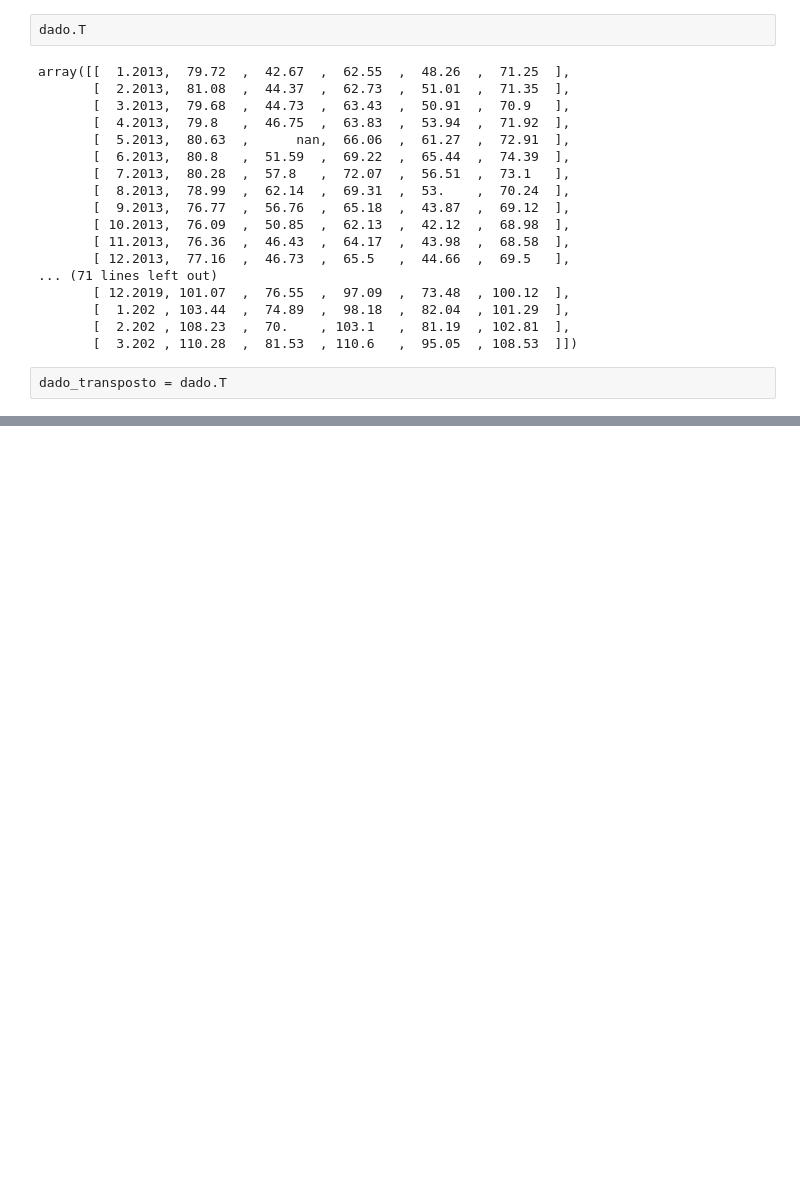
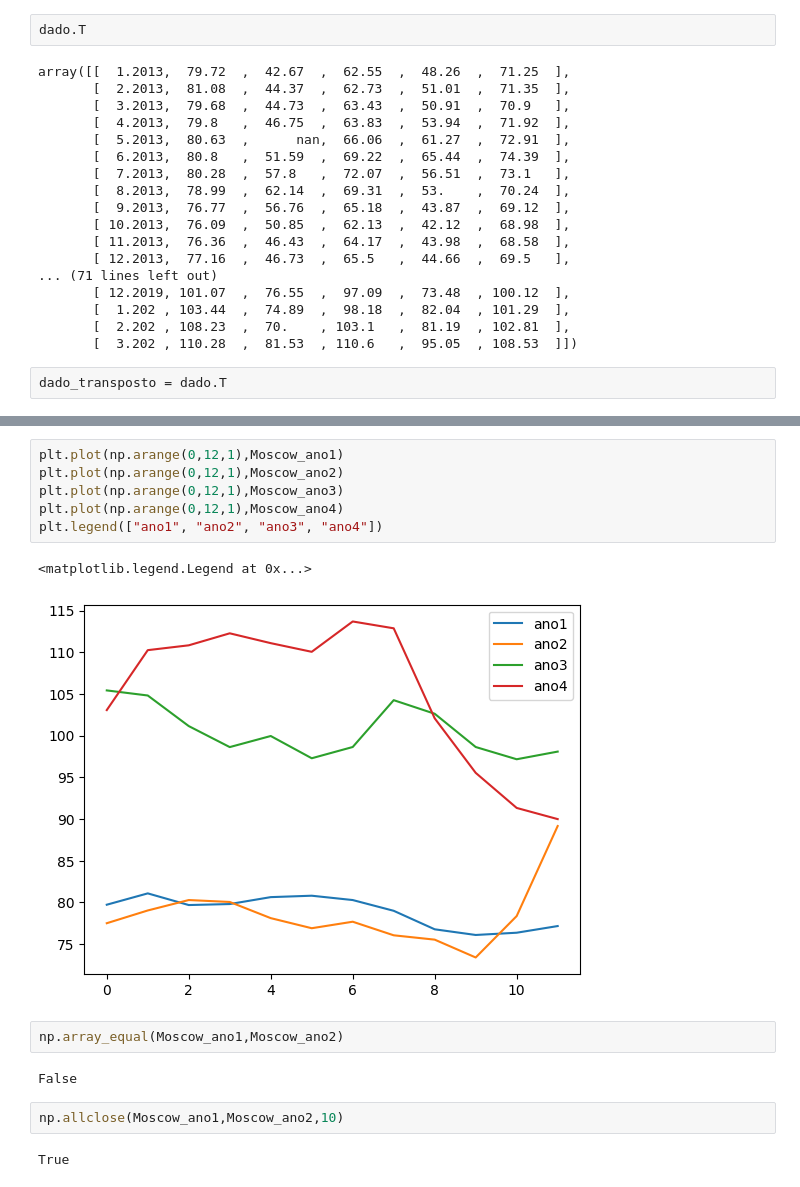
Before and after one commit to allanpxao/Numpy_Exercises, a Jupyter notebook: Apple_Prices.ipynb, the cells around one changed output, grey strips where cells are left out. Cells and saved outputs as stored; diff of their text form; blank space fills up the shorter version.

```diff
--- a/Apple_Prices.ipynb
+++ b/Apple_Prices.ipynb
@@ -62,0 +92,17 @@ dado_transposto = dado.T
+# %%
+plt.plot(np.arange(0,12,1),Moscow_ano1)
+plt.plot(np.arange(0,12,1),Moscow_ano2)
+plt.plot(np.arange(0,12,1),Moscow_ano3)
+plt.plot(np.arange(0,12,1),Moscow_ano4)
+plt.legend(["ano1", "ano2", "ano3", "ano4"])
+# %% [output]
+<matplotlib.legend.Legend at 0x...>
+[figure, added]
+# %%
+np.array_equal(Moscow_ano1,Moscow_ano2)
+# %% [output]
+False
+# %%
+np.allclose(Moscow_ano1,Moscow_ano2,10)
+# %% [output]
+True
```
Also changed, not shown: parts of 45 cells of this notebook.
